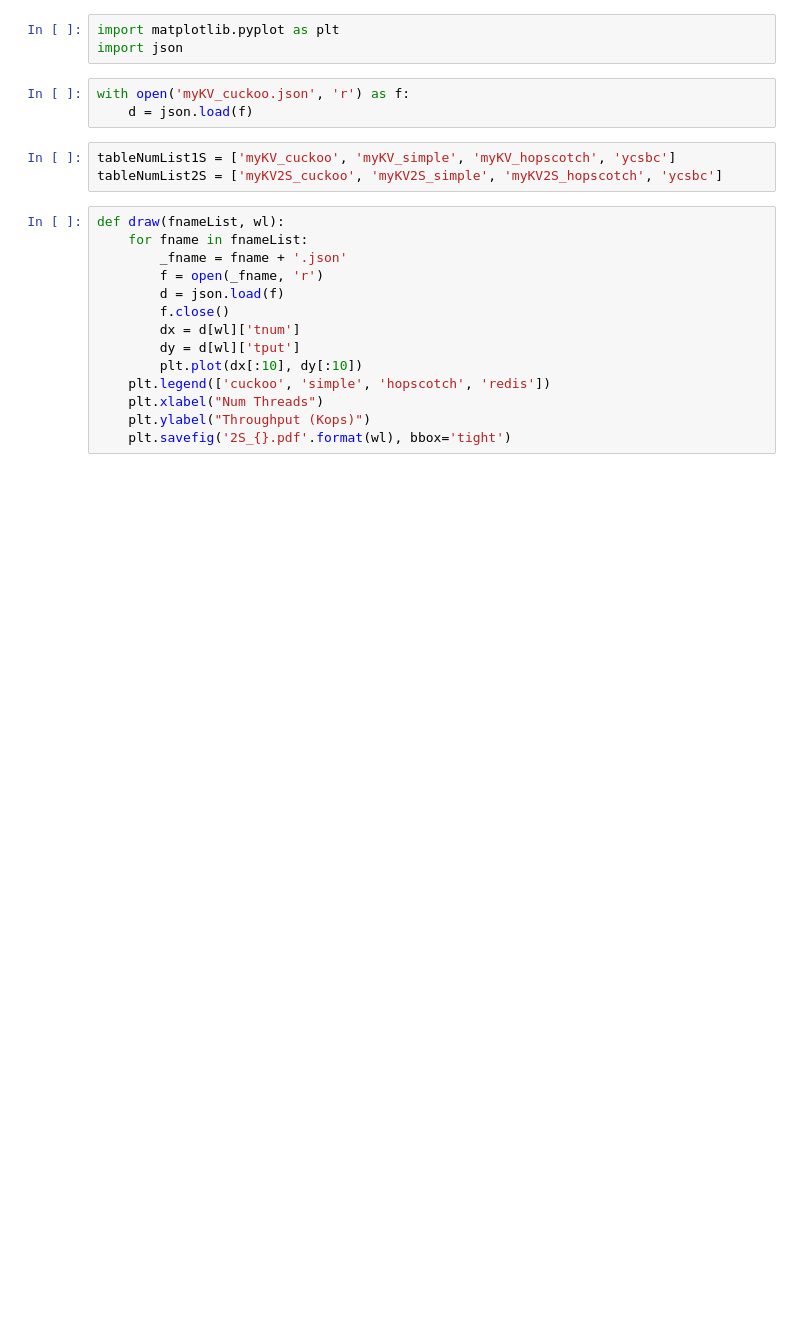
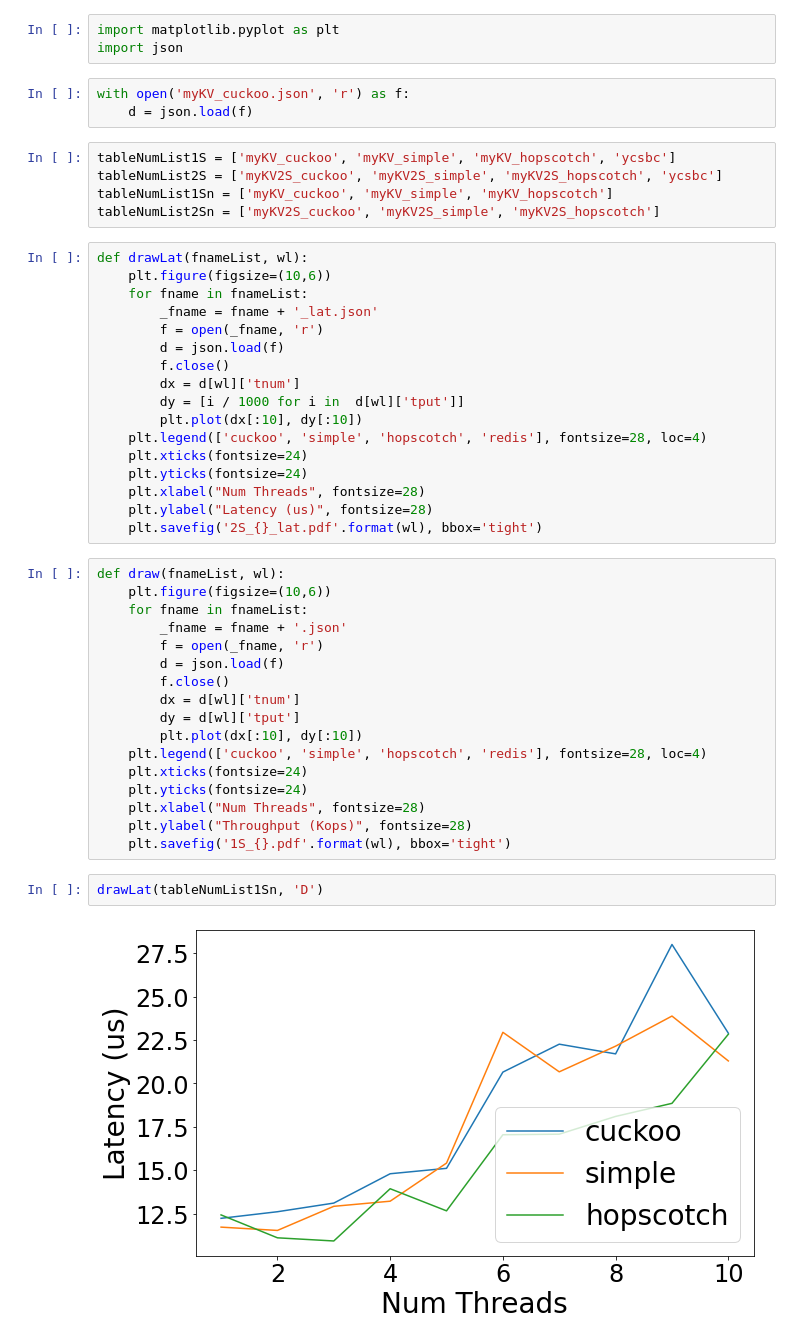
Before and after one commit to bernardshen/YCSB-C, a Jupyter notebook: res/parsed/res.ipynb, the cells around one changed output. Cells and saved outputs as stored; diff of their text form; blank space fills up the shorter version.

Commit message:
latency

```diff
--- a/res/parsed/res.ipynb
+++ b/res/parsed/res.ipynb
@@ -7,8 +7,28 @@ with open('myKV_cuckoo.json', 'r') as f:
 # %%
 tableNumList1S = ['myKV_cuckoo', 'myKV_simple', 'myKV_hopscotch', 'ycsbc']
 tableNumList2S = ['myKV2S_cuckoo', 'myKV2S_simple', 'myKV2S_hopscotch', 'ycsbc']
+tableNumList1Sn = ['myKV_cuckoo', 'myKV_simple', 'myKV_hopscotch']
+tableNumList2Sn = ['myKV2S_cuckoo', 'myKV2S_simple', 'myKV2S_hopscotch']
+# %%
+def drawLat(fnameList, wl):
+    plt.figure(figsize=(10,6))
+    for fname in fnameList:
+        _fname = fname + '_lat.json'
+        f = open(_fname, 'r')
+        d = json.load(f)
+        f.close()
+        dx = d[wl]['tnum']
+        dy = [i / 1000 for i in  d[wl]['tput']]
+        plt.plot(dx[:10], dy[:10])
+    plt.legend(['cuckoo', 'simple', 'hopscotch', 'redis'], fontsize=28, loc=4)
+    plt.xticks(fontsize=24)
+    plt.yticks(fontsize=24)
+    plt.xlabel("Num Threads", fontsize=28)
+    plt.ylabel("Latency (us)", fontsize=28)
+    plt.savefig('2S_{}_lat.pdf'.format(wl), bbox='tight')
 # %%
 def draw(fnameList, wl):
+    plt.figure(figsize=(10,6))
     for fname in fnameList:
         _fname = fname + '.json'
         f = open(_fname, 'r')
@@ -17,10 +37,16 @@ def draw(fnameList, wl):
         dx = d[wl]['tnum']
         dy = d[wl]['tput']
         plt.plot(dx[:10], dy[:10])
-    plt.legend(['cuckoo', 'simple', 'hopscotch', 'redis'])
-    plt.xlabel("Num Threads")
-    plt.ylabel("Throughput (Kops)")
-    plt.savefig('2S_{}.pdf'.format(wl), bbox='tight')
+    plt.legend(['cuckoo', 'simple', 'hopscotch', 'redis'], fontsize=28, loc=4)
+    plt.xticks(fontsize=24)
+    plt.yticks(fontsize=24)
+    plt.xlabel("Num Threads", fontsize=28)
+    plt.ylabel("Throughput (Kops)", fontsize=28)
+    plt.savefig('1S_{}.pdf'.format(wl), bbox='tight')
+# %%
+drawLat(tableNumList1Sn, 'D')
+# %% [output]
+[figure, added]
 # %%
 draw(tableNumList1S, 'E')
 # %% [output]
```
Also changed, not shown: parts of 2 cells of this notebook, 12 other files.
